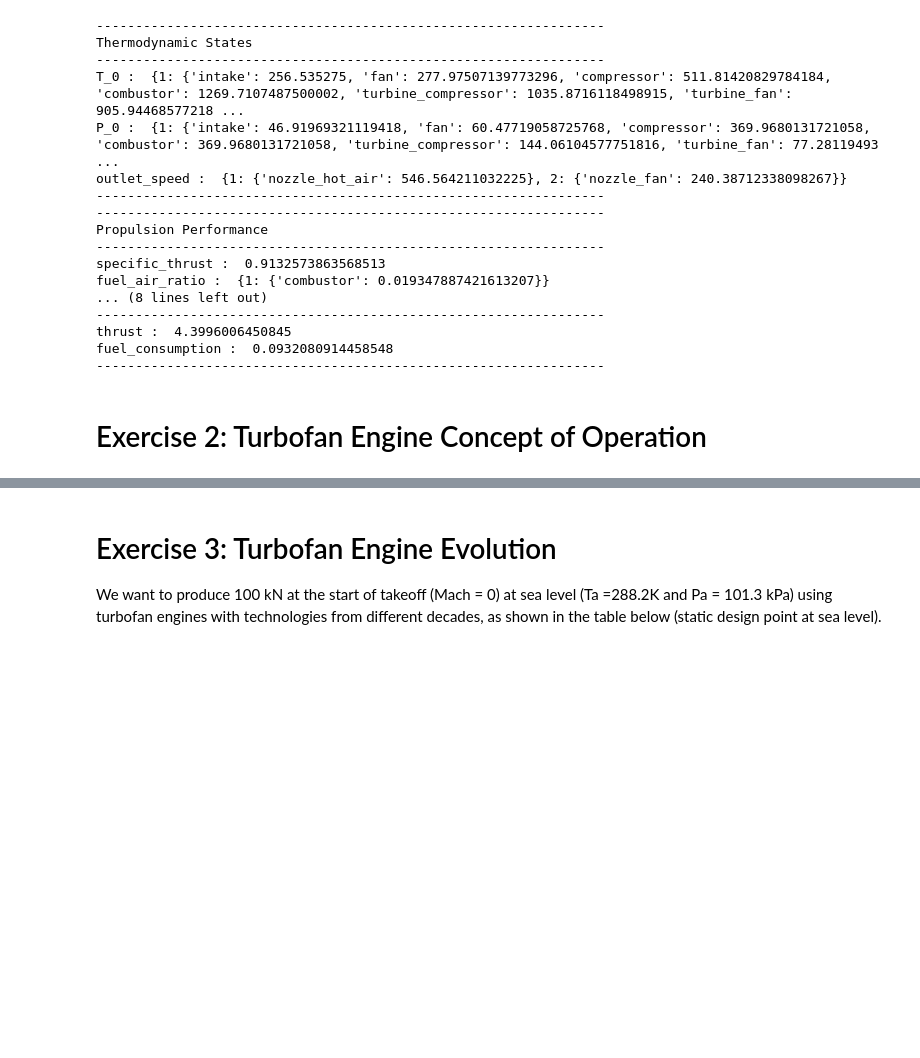
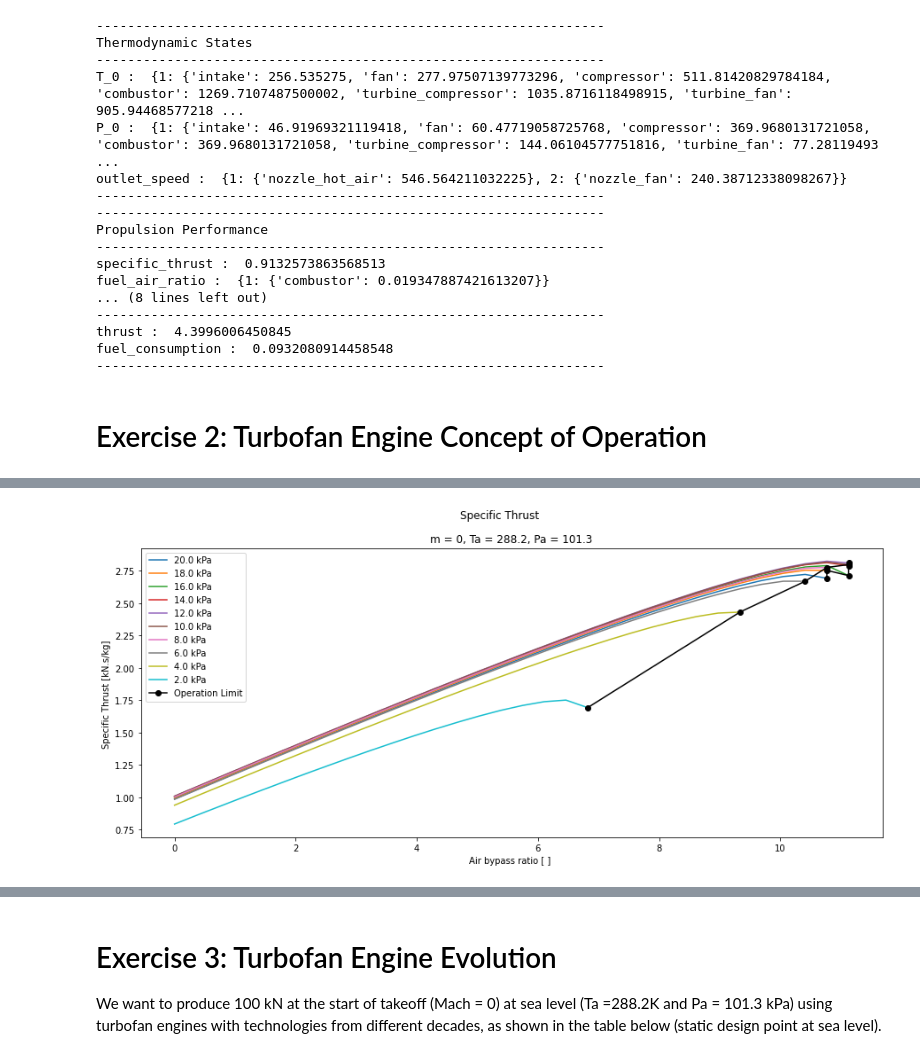
Before and after one commit to mmmontev98/aircraft, a Jupyter notebook: notebook_final_test.ipynb, the cells around one changed output, grey strips where cells are left out. Saved outputs shown, nothing was run; the diff lists cells and outputs as text; code cells hidden in the pictures; blank space fills up the shorter version.

```diff
--- a/notebook_final_test.ipynb
+++ b/notebook_final_test.ipynb
@@ -629,0 +750,99 @@ fuel_consumption :  0.0932080914458548
+# %%
+import numpy as np
+import matplotlib.pyplot as plt
+
+
+''' Component Parameters'''
+aircraft_name = 'ex2_TurboFan'
+aircraft = load_aircraft(aircraft_name)
+
+
+''' Analysis Parameters'''
+mach = 0
+Pa = 101.3
+Ta = 288.2
+Po = Pa
+N_2 = 1
+list_of_air_passage_ratio = np.linspace(0, 14, 40)
+list_of_compressor_pressure_ratio = np.linspace(20, 2, 10)
+rotation_flag = False
+
+fig1 = plt.figure(figsize=(15,6))
+axis1 = fig1.add_subplot(1,1,1)
+fig1.suptitle("Specific Thrust")
+
+fig2 = plt.figure(figsize=(15,6))
+axis2 = fig2.add_subplot(1,1,1)
+fig2.suptitle("TSFC")
+
+''' Iterating'''
+
+propulsion_module = aircraft.get_propulsion_module()
+fan = propulsion_module.get_component(1, 'fan')
+compressor = propulsion_module.get_component(1, 'compressor')
+list_of_max_TSFC_B = []
+list_of_max_specific_thrust_B = []
+list_of_max_air_passage_ratio = []
+
+# iterating through the outlet combustor temperature
+for compressor_pressure_ratio in list_of_compressor_pressure_ratio:
+    # sets the outlet temperature of the combustor
+    compressor.set_pressure_ratio(compressor_pressure_ratio)
+
+    # resets the list of results
+    list_of_TSFC = []
+    list_of_specific_thrust = []
+
+
+    # iterating through the pressure ratio
+    for air_passage_ratio in list_of_air_passage_ratio:
+        # sets the air passage ratio of the fan
+        fan.set_air_passage_ratio(air_passage_ratio)
+
+        # creates and sets the propulsion wrapper parameters
+        propulsion_wrapper = set_propulsion_parameters(aircraft, mach, Pa, Po, Ta, N_2, rotation_flag)
+        propulsion_wrapper.initialize()
+        propulsion_wrapper.compute()
+
+        # Gets the results of the propulsion wrapper computation
+        propulsion_results = propulsion_wrapper.get_results()
+
+        TSFC = propulsion_results.get_TSFC()
+        specific_thrust = propulsion_results.get_specific_thrust()
+
+        # appends the results to the temporary list of results
+        list_of_TSFC.append(TSFC)
+        list_of_specific_thrust.append(specific_thrust)
+
+        if (TSFC > 0) and (specific_thrust > 0):
+            max_TSFC_B = TSFC
+            max_specific_thrust_B = specific_thrust
+            max_air_passage_ratio = air_passage_ratio
+
+    list_of_max_specific_thrust_B.append(max_specific_thrust_B)
+    list_of_max_TSFC_B.append(max_TSFC_B)
+    list_of_max_air_passage_ratio.append(max_air_passage_ratio)
+
+    # Plot the specific thrust for the different outlet temperature in the k-th subplot
+    axis1.plot(list_of_air_passage_ratio, list_of_specific_thrust, label = "{} kPa".format(compressor_pressure_ratio))
+    axis1.set_title("m = {}, Ta = {}, Pa = {}".format(mach, Ta, Pa))
+    axis1.set_ylabel("Specific Thrust [kN.s/kg] ")
+    axis1.set_xlabel("Air bypass ratio [ ] ")
+
+    # Plot the TSFC for the different outlet temperature in the k-th subplot
+    axis2.plot(list_of_air_passage_ratio, list_of_TSFC, label = "{} kPa".format(compressor_pressure_ratio))
+    axis2.set_title("m = {}, Ta = {}, Pa = {}".format(mach, Ta, Pa))
+    axis2.set_ylabel("TSFC [kg/(kN.s)]")
+    axis2.set_xlabel("Air bypass ratio [ ] ")
+
+axis1.plot(list_of_max_air_passage_ratio, list_of_max_specific_thrust_B, marker='o', color='black', label='Operation Limit')
+axis1.legend()
+axis2.plot(list_of_max_air_passage_ratio, list_of_max_TSFC_B, marker='o', color='black', label='Operation Limit')
+axis2.legend()
+
+print(list_of_max_TSFC_B)
+print(list_of_max_specific_thrust_B)
+print(list_of_max_air_passage_ratio)
+
+plt.show(block=False)
+# %% [output]
@@ -629,0 +852 @@ fuel_consumption :  0.0932080914458548
+[figure, added]
```
Also changed, not shown: parts of 7 cells of this notebook.
